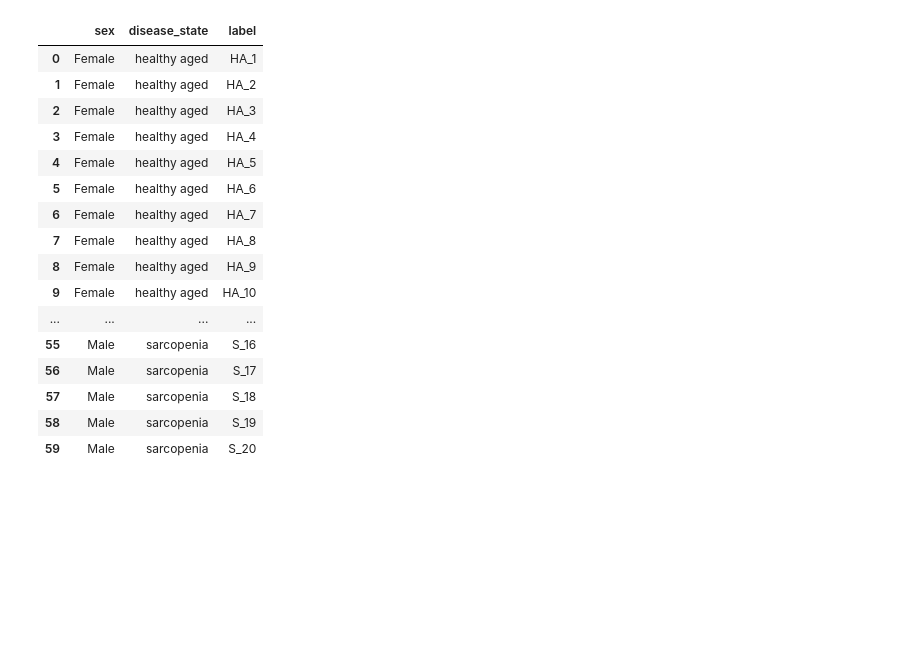
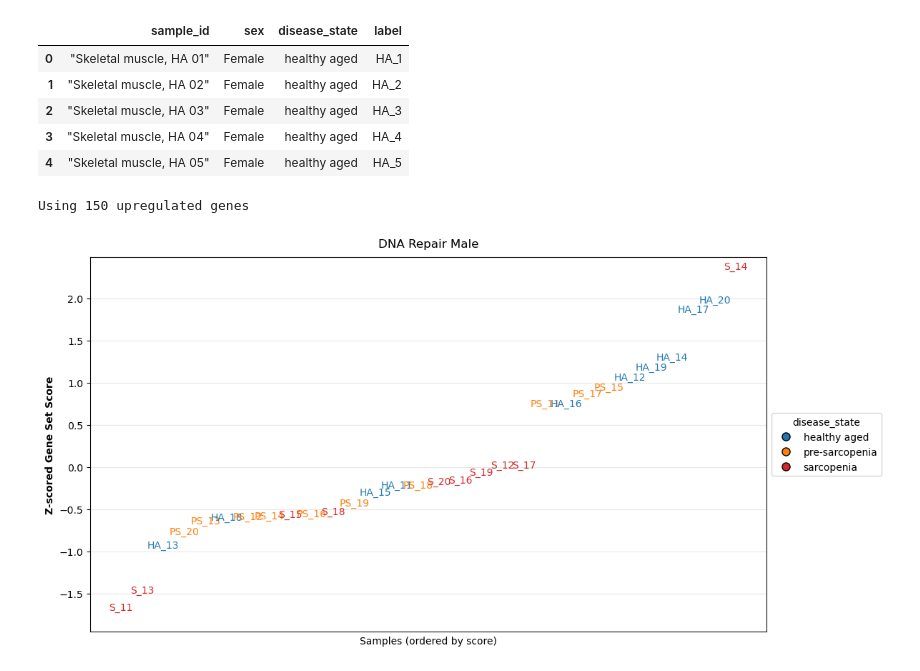
Before and after one commit to akanksha-sachan/ERCC1_iPSC_analysis, a Jupyter notebook: skm_sarcopenia_human/data.ipynb, the cells around one changed output. Cells and saved outputs as stored; diff of their text form; code cells hidden in the pictures; blank space fills up the shorter version.

Commit message:
sarcopenia plots added for males and females, dna damage and repair

```diff
--- a/skm_sarcopenia_human/data.ipynb
+++ b/skm_sarcopenia_human/data.ipynb
@@ -93,20 +18,15 @@ mapping_df = char_df[["sex", "disease_state", "label"]]
+# %%
+lines = read_series_matrix(series_matrix_sarcopenia)
+metadata_dict = parse_sample_metadata(lines)
+mapping_df = clean_metadata_df(metadata_dict)
+# expression_df = pd.read_csv("expression_matrix.tsv")  # Load separately
+female_expr_df, male_expr_df = split_expression_by_sex(sarcopenia_counts, mapping_df)
 # %%
-mapping_df
+mapping_df.head()
 # %% [output]
-|  | sex | disease_state | label |
-| 0 | Female | healthy aged | HA_1 |
-| 1 | Female | healthy aged | HA_2 |
-| 2 | Female | healthy aged | HA_3 |
-| 3 | Female | healthy aged | HA_4 |
-| 4 | Female | healthy aged | HA_5 |
-| 5 | Female | healthy aged | HA_6 |
-| 6 | Female | healthy aged | HA_7 |
-| 7 | Female | healthy aged | HA_8 |
-| 8 | Female | healthy aged | HA_9 |
-| 9 | Female | healthy aged | HA_10 |
-| ... | ... | ... | ... |
-| 55 | Male | sarcopenia | S_16 |
-| 56 | Male | sarcopenia | S_17 |
-| 57 | Male | sarcopenia | S_18 |
-| 58 | Male | sarcopenia | S_19 |
-| 59 | Male | sarcopenia | S_20 |
+|  | sample_id | sex | disease_state | label |
+| 0 | "Skeletal muscle, HA 01" | Female | healthy aged | HA_1 |
+| 1 | "Skeletal muscle, HA 02" | Female | healthy aged | HA_2 |
+| 2 | "Skeletal muscle, HA 03" | Female | healthy aged | HA_3 |
+| 3 | "Skeletal muscle, HA 04" | Female | healthy aged | HA_4 |
+| 4 | "Skeletal muscle, HA 05" | Female | healthy aged | HA_5 |
@@ -112,0 +269,22 @@ mapping_df
+# %%
+gene_sets = load_gmt("/ocean/projects/cis240075p/asachan/datasets/gene_sets/human/DNA_repair/HALLMARK_DNA_REPAIR.v2024.1.Hs.gmt")
+palette = {
+    "healthy aged": "#1f77b4",
+     "pre-sarcopenia": "#ff7f0e",     # orange
+    "sarcopenia": "#d62728"
+}
+# Select one pathway to score
+genes_for_pathway = gene_sets["HALLMARK_DNA_REPAIR"]  # this is a list
+score_df = calculate_geneset_score(male_expr_df, up_genes=genes_for_pathway, mapping_df=mapping_df)
+# %% [output]
+Using 150 upregulated genes
+# %%
+plot_geneset_scores_scatter(
+    score_df,
+    category_col="disease_state",
+    title="DNA Repair Male",
+    ylabel="Z-scored Gene Set Score",
+    palette=palette
+)
+# %% [output]
+[figure, added]
```
Also changed, not shown: parts of 5 cells of this notebook, 1 other file.
